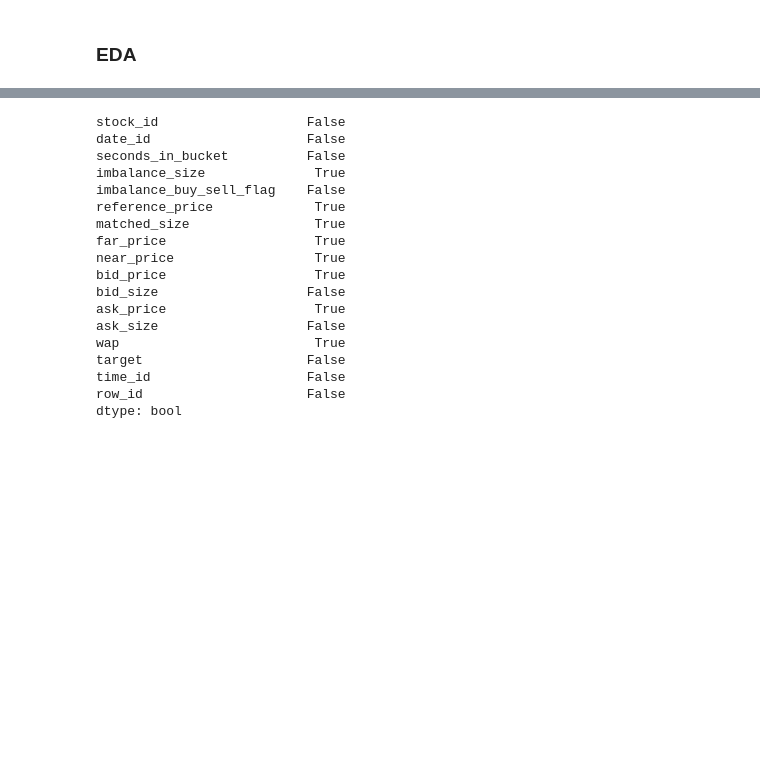
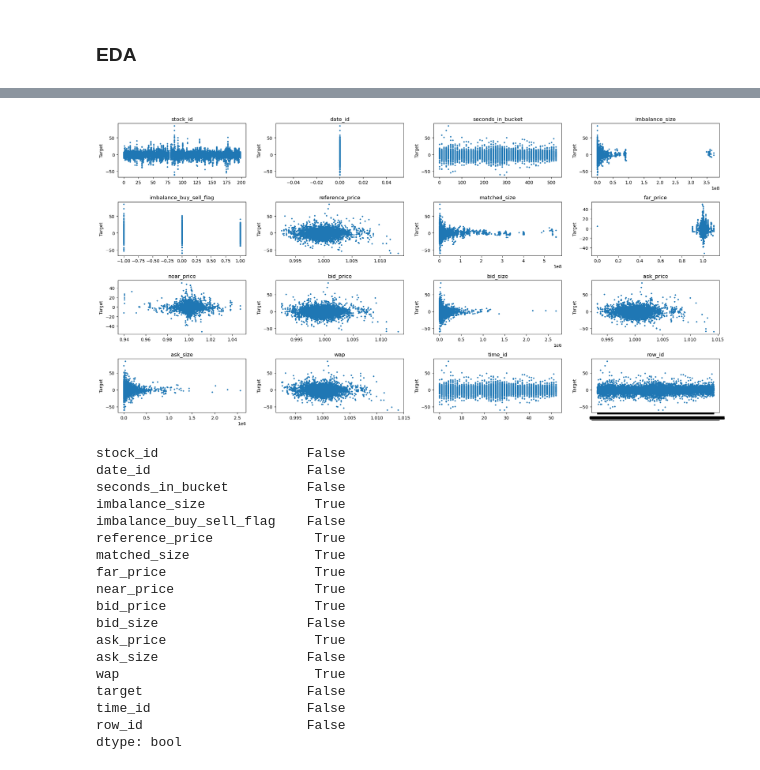
Before and after one commit to saintblue97/DeepNN_Optiver, a Jupyter notebook: james_11_29.ipynb, the cells around one changed output, grey strips where cells are left out. Cells and saved outputs as stored; diff of their text form; code cells hidden in the pictures; blank space fills up the shorter version.

```diff
--- a/james_11_29.ipynb
+++ b/james_11_29.ipynb
@@ -169,0 +162,11 @@ plt.tight_layout()
+# %%
+plt.figure(1, figsize=(20, 10))
+for i, col in enumerate(X.columns):
+    plt.subplot(4, 4, i+1)
+    plt.scatter(X.loc[:10000-1, col].values, y[:10000].values, s=5)
+    plt.title(col)
+    plt.ylabel('Target');
+
+plt.tight_layout()
+# %% [output]
+[figure, added]
```
Also changed, not shown: parts of 38 cells of this notebook.
